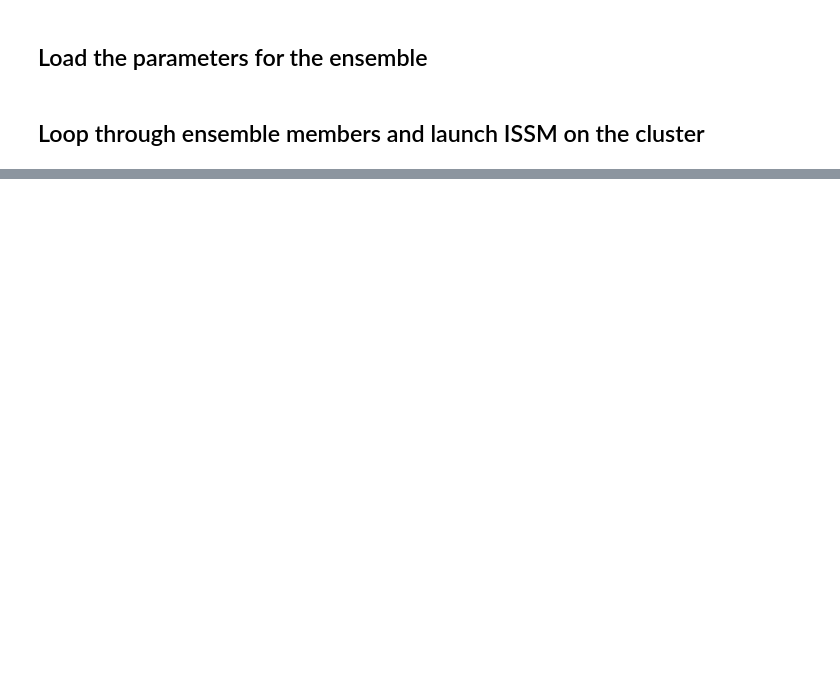
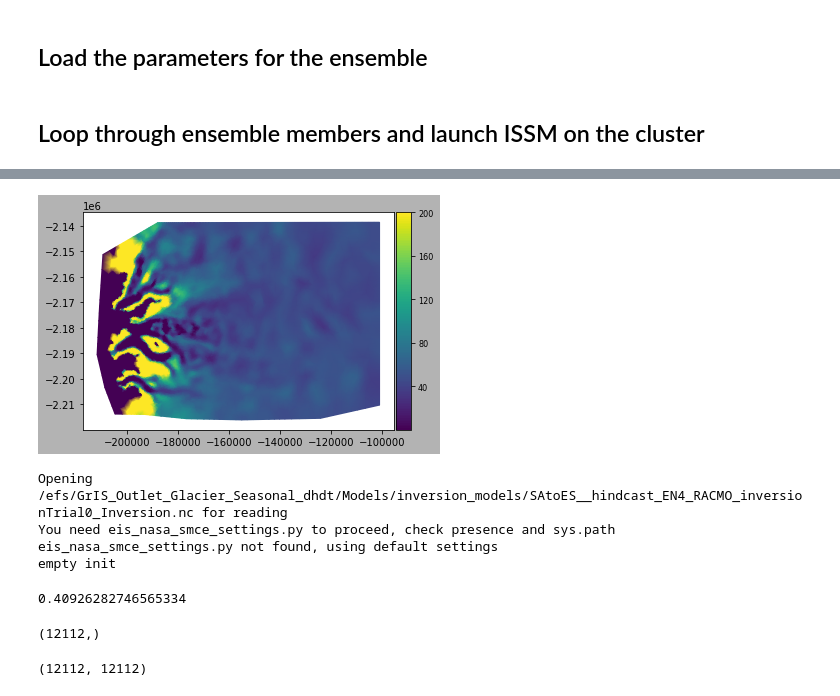
Before and after one commit to dfelikson/GrIS_Outlet_Glacier_Seasonal_dhdt, a Jupyter notebook: hindcast_EN4_RACMO_run_ensemble.ipynb, the cells around one changed output, grey strips where cells are left out. Cells and saved outputs as stored; diff of their text form; code cells hidden in the pictures; blank space fills up the shorter version.

Commit message:
problem loading transient solution

```diff
--- a/hindcast_EN4_RACMO_run_ensemble.ipynb
+++ b/hindcast_EN4_RACMO_run_ensemble.ipynb
@@ -508,0 +658,11 @@ for trial_name, parameters in ens_data.items():
+# %%
+plotmodel(md, 'data', md.results.StressbalanceSolution.FrictionCoefficient)
+# %% [output]
+[figure, added]
+# %%
+md = loadmodel('/efs/GrIS_Outlet_Glacier_Seasonal_dhdt/Models/inversion_models/SAtoES__hindcast_EN4_RACMO_inversionTrial0_Inversion.nc')
+# %% [output]
+Opening /efs/GrIS_Outlet_Glacier_Seasonal_dhdt/Models/inversion_models/SAtoES__hindcast_EN4_RACMO_inversionTrial0_Inversion.nc for reading
+You need eis_nasa_smce_settings.py to proceed, check presence and sys.path
+eis_nasa_smce_settings.py not found, using default settings
+empty init
@@ -508,0 +675,12 @@ for trial_name, parameters in ens_data.items():
+# %%
+np.min(md.geometry.thickness)
+# %% [output]
+0.40926282746565334
+# %%
+md.geometry.bed.shape
+# %% [output]
+(12112,)
+# %%
+pos.shape
+# %% [output]
+(12112, 12112)
```
Also changed, not shown: parts of 6 cells of this notebook.
